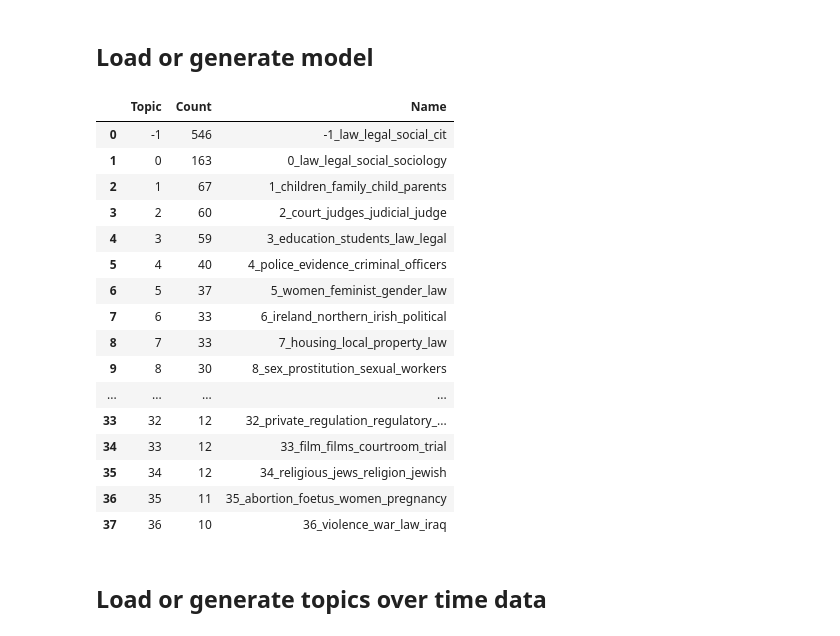
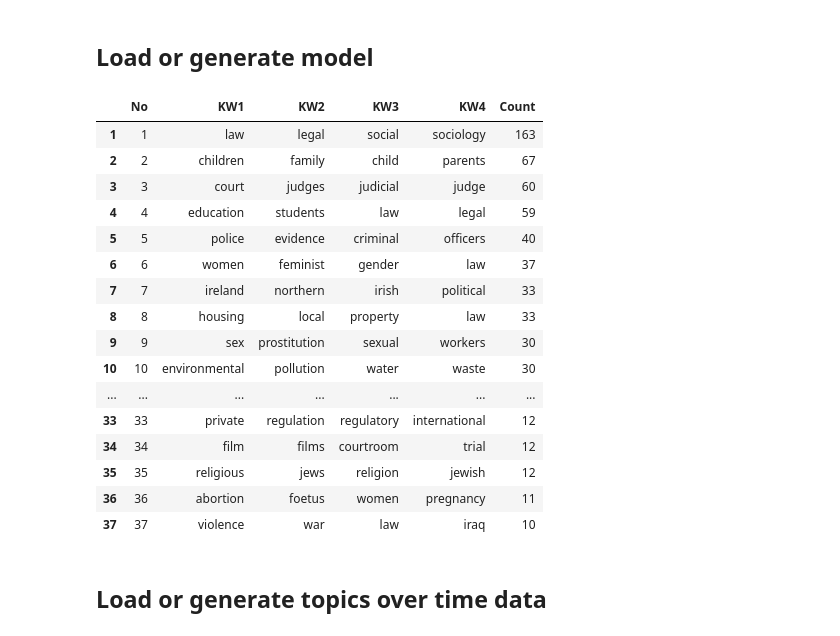
Before and after one commit to cboulanger/jls-bibliometry, a Jupyter notebook: jls-topic-modelling.ipynb, the cells around one changed output. Drawn from its saved outputs; the diff is of its cells as text; code cells hidden in the pictures.

```diff
--- a/jls-topic-modelling.ipynb
+++ b/jls-topic-modelling.ipynb
@@ -74,26 +74,47 @@ if not os.path.exists('cache/jls-bertopic-data.pkl'):
 else:
     with open('cache/jls-bertopic-data.pkl', 'rb') as f:
         model, topics, probs = pickle.load(f)
-# %%
-model.get_topic_info()
-# %% [output]
-|  | Topic | Count | Name |
-| 0 | -1 | 546 | -1_law_legal_social_cit |
-| 1 | 0 | 163 | 0_law_legal_social_sociology |
-| 2 | 1 | 67 | 1_children_family_child_parents |
-| 3 | 2 | 60 | 2_court_judges_judicial_judge |
-| 4 | 3 | 59 | 3_education_students_law_legal |
-| 5 | 4 | 40 | 4_police_evidence_criminal_officers |
-| 6 | 5 | 37 | 5_women_feminist_gender_law |
-| 7 | 6 | 33 | 6_ireland_northern_irish_political |
-| 8 | 7 | 33 | 7_housing_local_property_law |
-| 9 | 8 | 30 | 8_sex_prostitution_sexual_workers |
-| ... | ... | ... | ... |
-| 33 | 32 | 12 | 32_private_regulation_regulatory_... |
-| 34 | 33 | 12 | 33_film_films_courtroom_trial |
-| 35 | 34 | 12 | 34_religious_jews_religion_jewish |
-| 36 | 35 | 11 | 35_abortion_foetus_women_pregnancy |
-| 37 | 36 | 10 | 36_violence_war_law_iraq |
+# %%
+df = model.get_topic_info()
+# Filter out rows with negative topic numbers
+df = df[df['Topic'] >= 0]
+
+# Split the 'Name' column into its constituent parts
+df[['No', 'KW1', 'KW2', 'KW3', 'KW4']] = df['Name'].str.split('_', expand=True)
+
+# Convert 'No' column to integer and add 1
+df['No'] = df['No'].astype(int) + 1
+
+# Drop the original 'Name' and 'Topic' columns
+df = df.drop(columns=['Name', 'Topic'])
+
+# Reorder columns
+df = df[['No', 'KW1', 'KW2', 'KW3', 'KW4', 'Count']]
+
+# save it
+html_table = df.to_html(index=False)
+with open('docs/article-fig-07.html', 'w') as f:
+    f.write(html_table)
+
+df
+# %% [output]
+|  | No | KW1 | KW2 | KW3 | KW4 | Count |
+| 1 | 1 | law | legal | social | sociology | 163 |
+| 2 | 2 | children | family | child | parents | 67 |
+| 3 | 3 | court | judges | judicial | judge | 60 |
+| 4 | 4 | education | students | law | legal | 59 |
+| 5 | 5 | police | evidence | criminal | officers | 40 |
+| 6 | 6 | women | feminist | gender | law | 37 |
+| 7 | 7 | ireland | northern | irish | political | 33 |
+| 8 | 8 | housing | local | property | law | 33 |
+| 9 | 9 | sex | prostitution | sexual | workers | 30 |
+| 10 | 10 | environmental | pollution | water | waste | 30 |
+| ... | ... | ... | ... | ... | ... | ... |
+| 33 | 33 | private | regulation | regulatory | international | 12 |
+| 34 | 34 | film | films | courtroom | trial | 12 |
+| 35 | 35 | religious | jews | religion | jewish | 12 |
+| 36 | 36 | abortion | foetus | women | pregnancy | 11 |
+| 37 | 37 | violence | war | law | iraq | 10 |
 # %% [markdown]
 ## Load or generate topics over time data
 # %%
```
Also changed, not shown: 35 other files.
